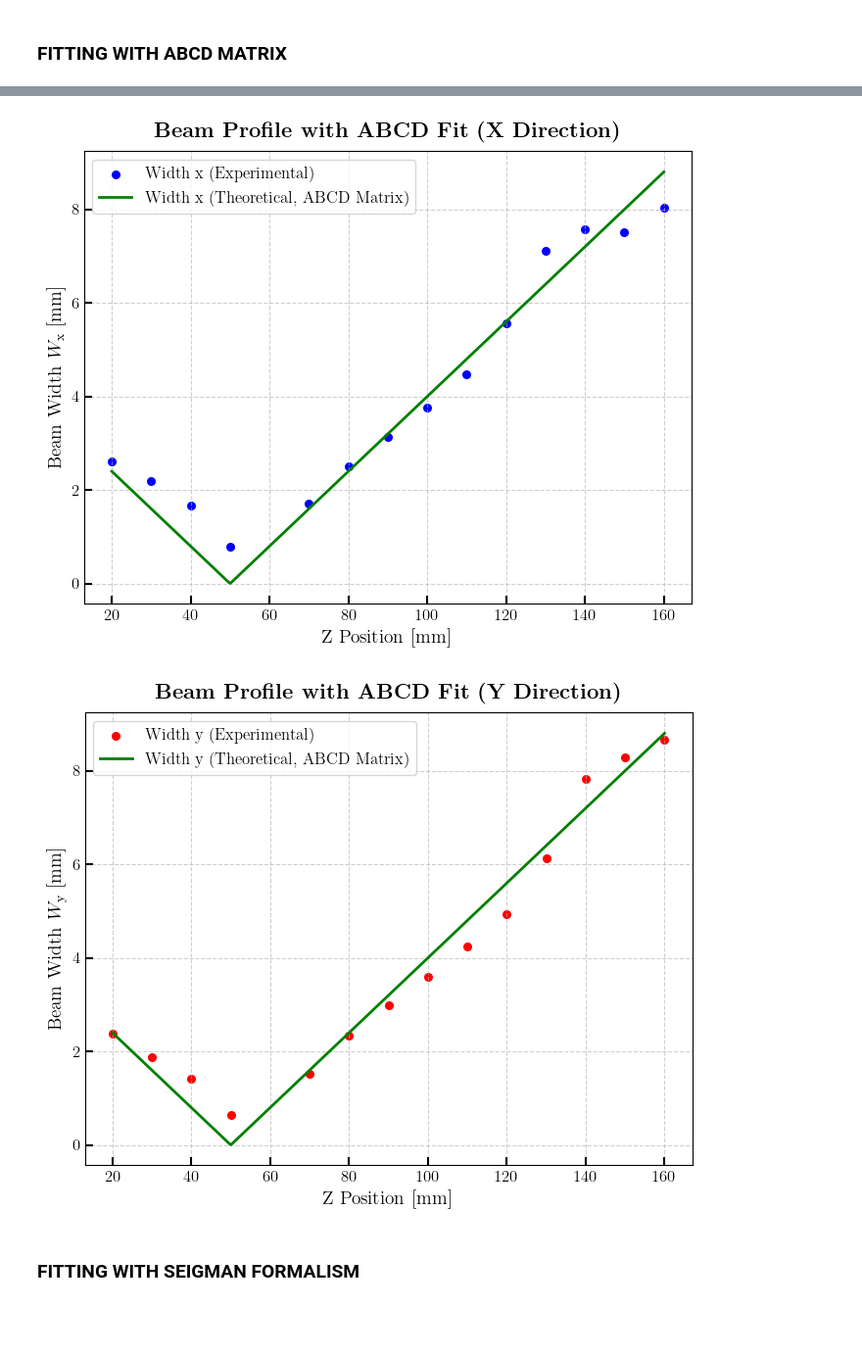
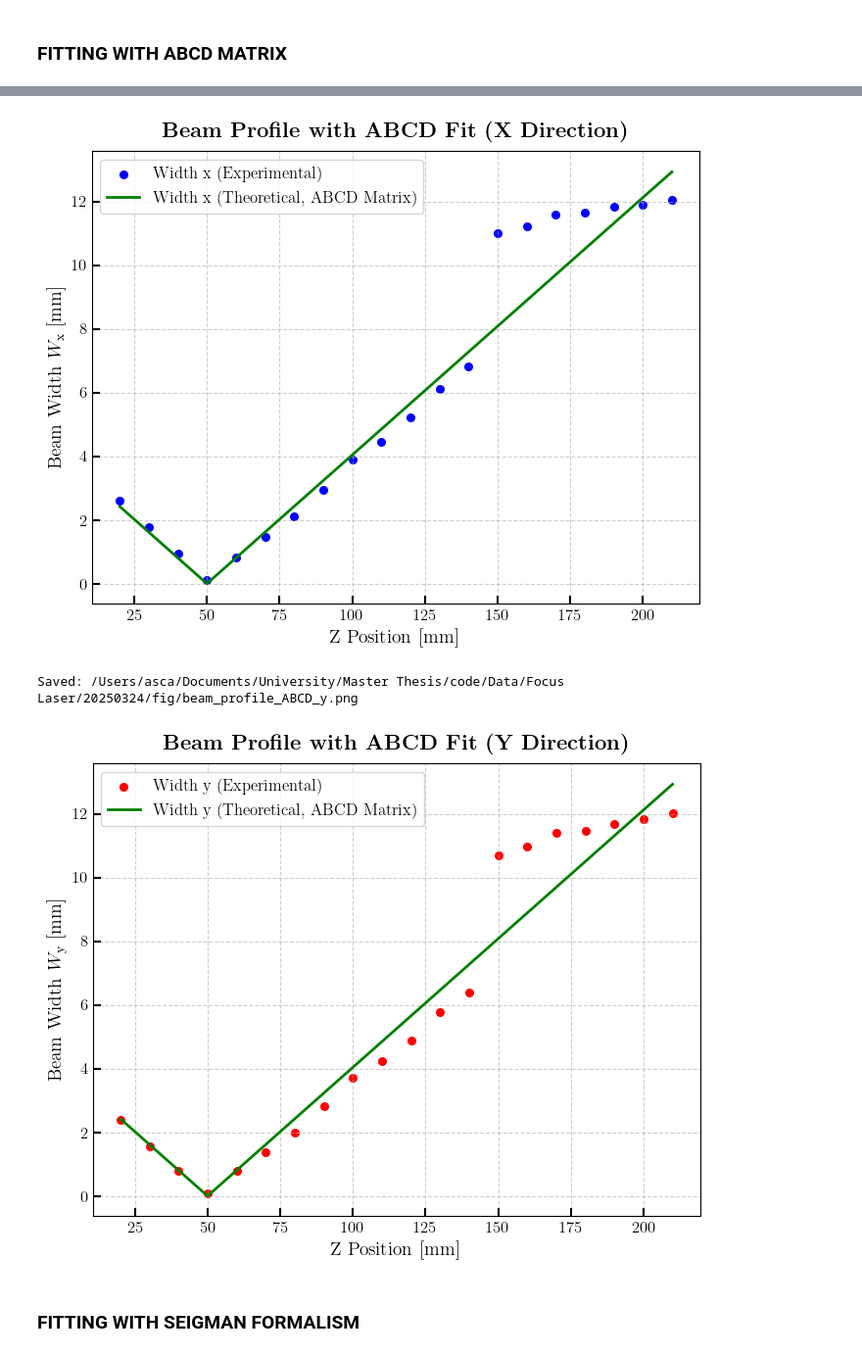
Before and after one commit to AscanioGalbiati/LISA_QPD_Gap, a Jupyter notebook: beam_profile.ipynb, the cells around one changed output, grey strips where cells are left out. Shown: that part at 98% size. Cells and saved outputs as stored; diff of their text form; code cells hidden in the pictures; blank space fills up the shorter version.

```diff
--- a/beam_profile.ipynb
+++ b/beam_profile.ipynb
@@ -13,8 +13,10 @@ plt.rcParams['font.family'] = 'serif'
 plt.rcParams['font.serif'] = ['Computer Modern']
 
 # Data path
-data_path = "/Users/asca/Documents/University/Master Thesis/code/Data/Focus Laser/20250313/"
-file_list = sorted(glob.glob(os.path.join(data_path, "0_*mm Beam Results.csv")))
+data_path = "/Users/asca/Documents/University/Master Thesis/code/Data/Focus Laser/20250324/"
+file_list = sorted(glob.glob(os.path.join(data_path, "*mm Beam Results.csv")))
+fig_dir = os.path.join(data_path, "fig")
+os.makedirs(fig_dir, exist_ok=True)
 
 # Initializations
 z_values = []
@@ -24,7 +26,7 @@ width_y = []
 # Extract data
 for file in file_list:
     filename = os.path.basename(file)
-    z = int(filename.split('_')[1].split('mm')[0])
+    z = int(filename.split('mm')[0])
     z_values.append(z)
 
     # Read file contents
@@ -49,6 +51,10 @@ z_values = z_values[sorted_indices]
 width_x = width_x[sorted_indices]
 width_y = width_y[sorted_indices]
 
+# Print data
+for z, wx, wy in zip(z_values, width_x, width_y):
+    print(f"z = {z} mm, Width_x = {wx:.3f} mm, Width_y = {wy:.3f} mm")
+
 # Plot Width x vs. z
 plt.figure(figsize=(8, 6))
 plt.scatter(z_values, width_x, color='b', marker='o', s=30, label=r'Width x')
@@ -59,6 +65,9 @@ plt.legend(loc='upper left', fontsize=10, bbox_to_anchor=(0.05, 0.98), frameon=T
 #plt.legend(loc='upper left', fontsize=12, frameon=True)
 plt.tick_params(axis='both', which='major', labelsize=12, length=6, width=1.5, direction='in')
 plt.grid(True, linestyle='--', alpha=0.6)
+save_beam_x = os.path.join(fig_dir, "beam_profile_x.png")
+plt.savefig(save_beam_x, dpi=300, bbox_inches='tight', facecolor='white')
+print(f"Saved: {save_beam_x}")
 plt.show()
 
 # Plot Width y vs. z
@@ -70,5 +79,8 @@ plt.title(r'\textbf{Beam Profile (Y Direction)}', fontsize=16, fontweight='bold'
 plt.legend(loc='upper left', fontsize=12, frameon=True)
 plt.tick_params(axis='both', which='major', labelsize=12, length=6, width=1.5, direction='in')
 plt.grid(True, linestyle='--', alpha=0.6)
+save_beam_y = os.path.join(fig_dir, "beam_profile_y.png")
+plt.savefig(save_beam_y, dpi=300, bbox_inches='tight', facecolor='white')
+print(f"Saved: {save_beam_y}")
 plt.show()
 # %% [output]
@@ -91,8 +121,11 @@ plt.rcParams['font.family'] = 'serif'
 plt.rcParams['font.serif'] = ['Computer Modern']
 
 # Data path
-data_path = "/Users/asca/Documents/University/Master Thesis/code/Data/Focus Laser/20250313/"
-file_list = sorted(glob.glob(os.path.join(data_path, "0_*mm Beam Results.csv")))
+data_path = "/Users/asca/Documents/University/Master Thesis/code/Data/Focus Laser/20250324/"
+file_list = sorted([f for f in glob.glob(os.path.join(data_path, "*mm Beam Results.csv"))
+                    if "before lens" not in os.path.basename(f).lower()])
+fig_dir = os.path.join(data_path, "fig")
+os.makedirs(fig_dir, exist_ok=True)
 
 z_values = []
 width_x = []
@@ -100,7 +133,7 @@ width_y = []
 
 for file in file_list:
     filename = os.path.basename(file)
-    z = int(filename.split('_')[1].split('mm')[0])
+    z = int(filename.split('mm')[0])
     z_values.append(z)
 
     with open(file, 'r') as f:
@@ -137,8 +170,41 @@ Estimate the beam waist before the lens (W0_initial) and its position
 The lens focuses the beam at z = 50 mm, use the lens formula for Gaussian beams
 '''
 
-# Assume initial beam waist before the lens
-W0_initial = 4  # Initial beam waist in mm (before the lens)
+# Function to get initial beam waist from "before lens Beam Results.csv"
+def get_initial_beam_waist(file_path):
+    try:
+        with open(file_path, 'r') as f:
+            lines = f.readlines()
+        width_x_initial = None
+        width_y_initial = None
+        found_2nd_moments = False
+
+        for i, line in enumerate(lines):
+            if "2nd Moments" in line:
+                found_2nd_moments = True
+            if found_2nd_moments and "Width x" in line:
+                width_x_initial = float(line.split()[2])
+            if found_2nd_moments and "Width y" in line:
+                width_y_initial = float(line.split()[2])
+
+        if width_x_initial is None or width_y_initial is None:
+            print(f"Error: Could not find 'Width x' or 'Width y' in {file_path}. File content:")
+            print("\n".join(lines))  # Print file content for debugging
+            print("Using default W0_initial = 4 mm.")
+            return 4.0  # Default value if data not found
+        else:
+            print(f"Found beam width before the lens: Width x = {width_x_initial} mm, Width y = {width_y_initial} mm in {file_path}")
+            return (width_x_initial + width_y_initial) / 2
+    except FileNotFoundError:
+        print(f"Error: File {file_path} not found. Using default W0_initial = 4 mm.")
+        return 4.0
+    except Exception as e:
+        print(f"Error reading {file_path}: {e}. Using default W0_initial = 4 mm.")
+        return 4.0
+
+# Read W0_initial from file
+before_lens_file = os.path.join(data_path, "before lens Beam Results.csv")
+W0_initial = get_initial_beam_waist(before_lens_file)  # Initial beam waist in mm (before the lens)
 z_R_initial = np.pi * W0_initial**2 / wavelength  # Rayleigh range of initial beam
 q0 = 0 + 1j * z_R_initial  # Beam parameter at z = 0
 
@@ -173,6 +239,10 @@ for i, z in enumerate(z_theoretical):
     else:
         W_theoretical[i] = np.nan
 
+# Print data
+for z, wx, wy in zip(z_values, width_x, width_y):
+    print(f"z = {z} mm, Width_x = {wx:.3f} mm, Width_y = {wy:.3f} mm")
+
 # Plot Width x vs. z
 plt.figure(figsize=(8, 6))
 plt.scatter(z_values, width_x, color='b', label='Width x (Experimental)', marker='o', s=30)
@@ -183,6 +253,9 @@ plt.title(r'\textbf{Beam Profile with ABCD Fit (X Direction)}', fontsize=16, fon
 plt.legend(loc='upper left', fontsize=12, frameon=True)
 plt.tick_params(axis='both', which='major', labelsize=12, length=6, width=1.5, direction='in')
 plt.grid(True, linestyle='--', alpha=0.6)
+save_beam_ABCD_x = os.path.join(fig_dir, "beam_profile_ABCD_x.png")
+plt.savefig(save_beam_ABCD_x, dpi=300, bbox_inches='tight', facecolor='white')
+print(f"Saved: {save_beam_ABCD_x}")
 plt.show()
 
 # Plot Width y vs. z
@@ -195,5 +268,8 @@ plt.title(r'\textbf{Beam Profile with ABCD Fit (Y Direction)}', fontsize=16, fon
 plt.tick_params(axis='both', which='major', labelsize=12, length=6, width=1.5, direction='in')
 plt.legend(loc='upper left', fontsize=12, frameon=True)
 plt.grid(True, linestyle='--', alpha=0.6)
+save_beam_ABCD_y = os.path.join(fig_dir, "beam_profile_ABCD_y.png")
+plt.savefig(save_beam_ABCD_y, dpi=300, bbox_inches='tight', facecolor='white')
+print(f"Saved: {save_beam_ABCD_y}")
 plt.show()
 # %% [output]
@@ -200,4 +293,5 @@ plt.show()
-[figure, old version]
+[figure, new version]
+Saved: /Users/asca/Documents/University/Master Thesis/code/Data/Focus Laser/20250324/fig/beam_profile_ABCD_y.png
-[figure, old version]
+[figure, new version]
 # %% [markdown]
 ### FITTING WITH SEIGMAN FORMALISM
```
Also changed, not shown: parts of 4 cells of this notebook.
